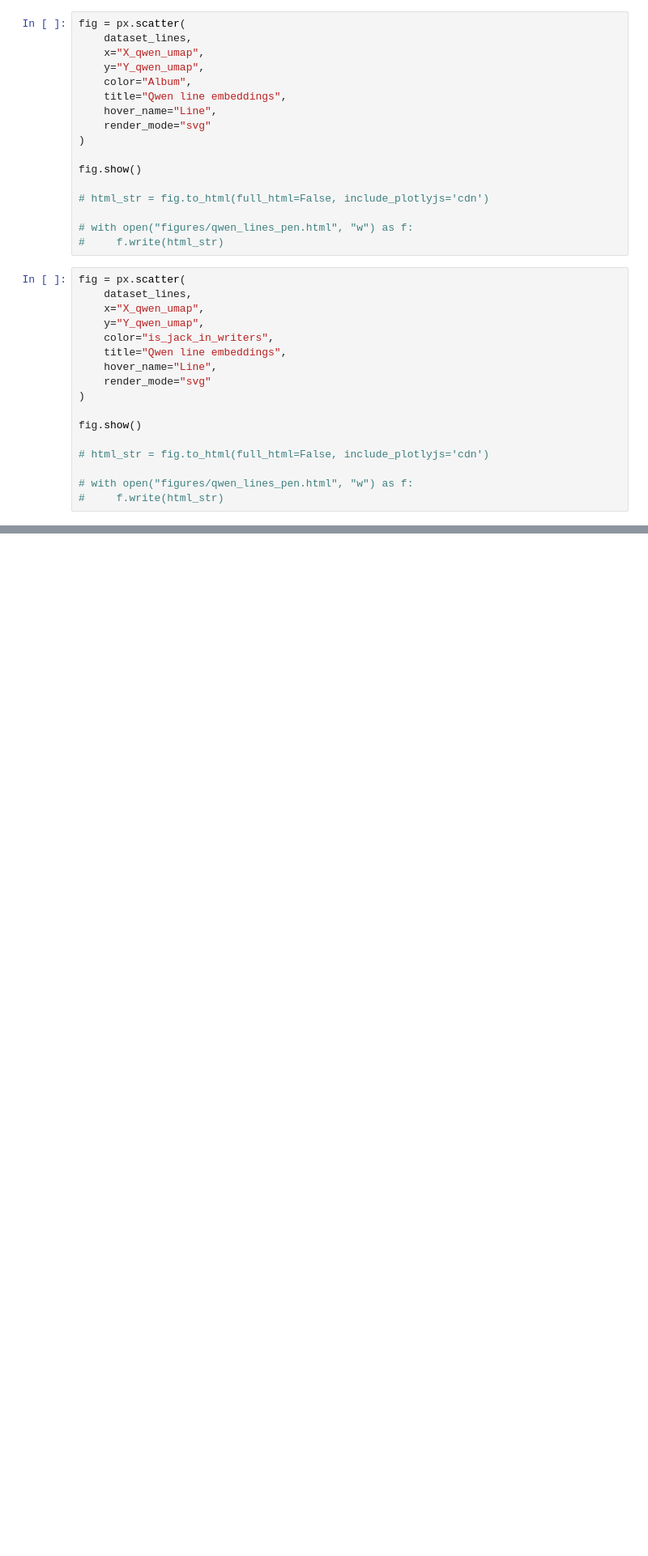
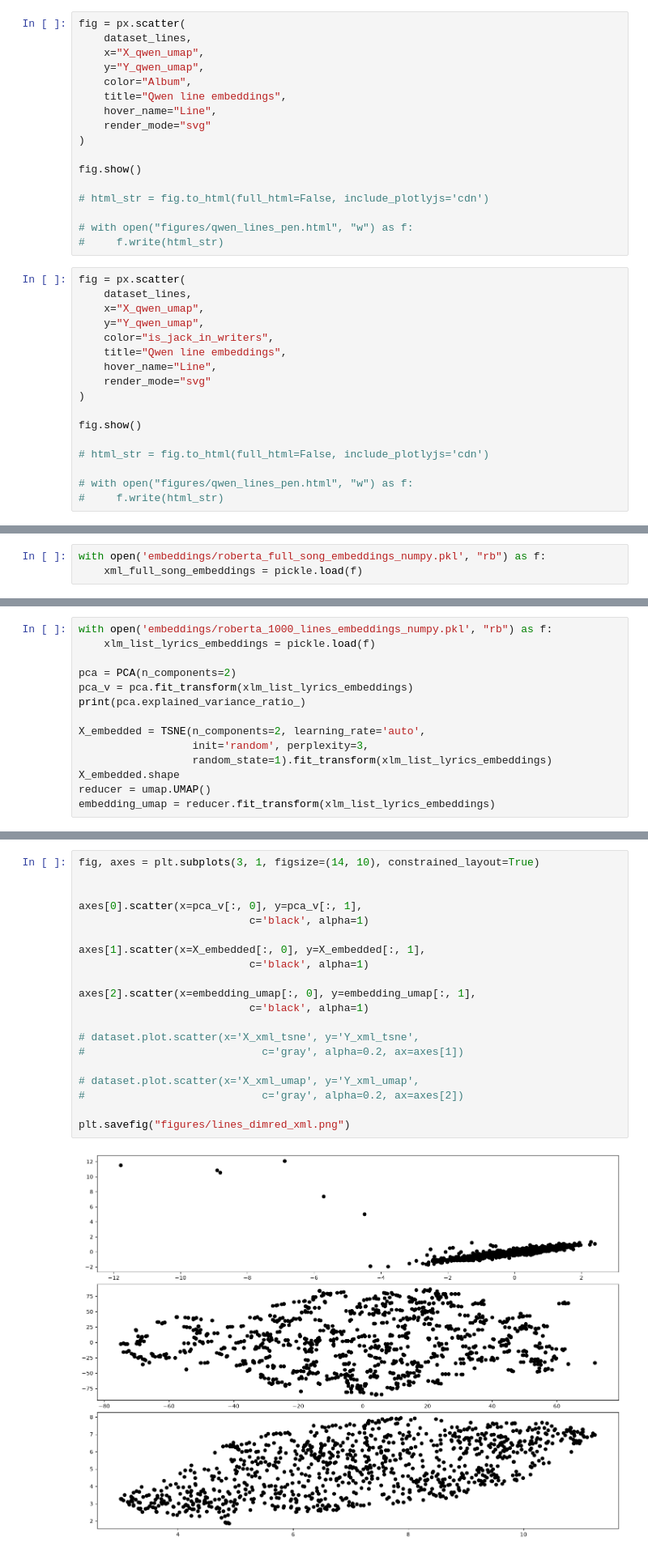
Before and after one commit to ayugrishanova/quantitative-swiftology, a Jupyter notebook: notebooks/qualitative_comparison.ipynb, the cells around one changed output, grey strips where cells are left out. Shown at 81% size. Drawn from its saved outputs; the diff is of its cells as text; blank space fills up the shorter version.

```diff
--- a/notebooks/qualitative_comparison.ipynb
+++ b/notebooks/qualitative_comparison.ipynb
@@ -305,0 +310,3 @@ fig.show()
+# %%
+with open('embeddings/roberta_full_song_embeddings_numpy.pkl', "rb") as f:
+    xml_full_song_embeddings = pickle.load(f)
@@ -305,0 +399,14 @@ fig.show()
+# %%
+with open('embeddings/roberta_1000_lines_embeddings_numpy.pkl', "rb") as f:
+    xlm_list_lyrics_embeddings = pickle.load(f)
+
+pca = PCA(n_components=2)
+pca_v = pca.fit_transform(xlm_list_lyrics_embeddings)
+print(pca.explained_variance_ratio_)
+
+X_embedded = TSNE(n_components=2, learning_rate='auto',
+                  init='random', perplexity=3,
+                  random_state=1).fit_transform(xlm_list_lyrics_embeddings)
+X_embedded.shape
+reducer = umap.UMAP()
+embedding_umap = reducer.fit_transform(xlm_list_lyrics_embeddings)
@@ -305,0 +415,22 @@ fig.show()
+# %%
+fig, axes = plt.subplots(3, 1, figsize=(14, 10), constrained_layout=True)
+
+
+axes[0].scatter(x=pca_v[:, 0], y=pca_v[:, 1],
+                           c='black', alpha=1)
+
+axes[1].scatter(x=X_embedded[:, 0], y=X_embedded[:, 1],
+                           c='black', alpha=1)
+
+axes[2].scatter(x=embedding_umap[:, 0], y=embedding_umap[:, 1],
+                           c='black', alpha=1)
+
+# dataset.plot.scatter(x='X_xml_tsne', y='Y_xml_tsne',
+#                            c='gray', alpha=0.2, ax=axes[1])
+
+# dataset.plot.scatter(x='X_xml_umap', y='Y_xml_umap',
+#                            c='gray', alpha=0.2, ax=axes[2])
+
+plt.savefig("figures/lines_dimred_xml.png")
+# %% [output]
+[figure, added]
```
Also changed, not shown: parts of 9 cells of this notebook, 9 other files.
